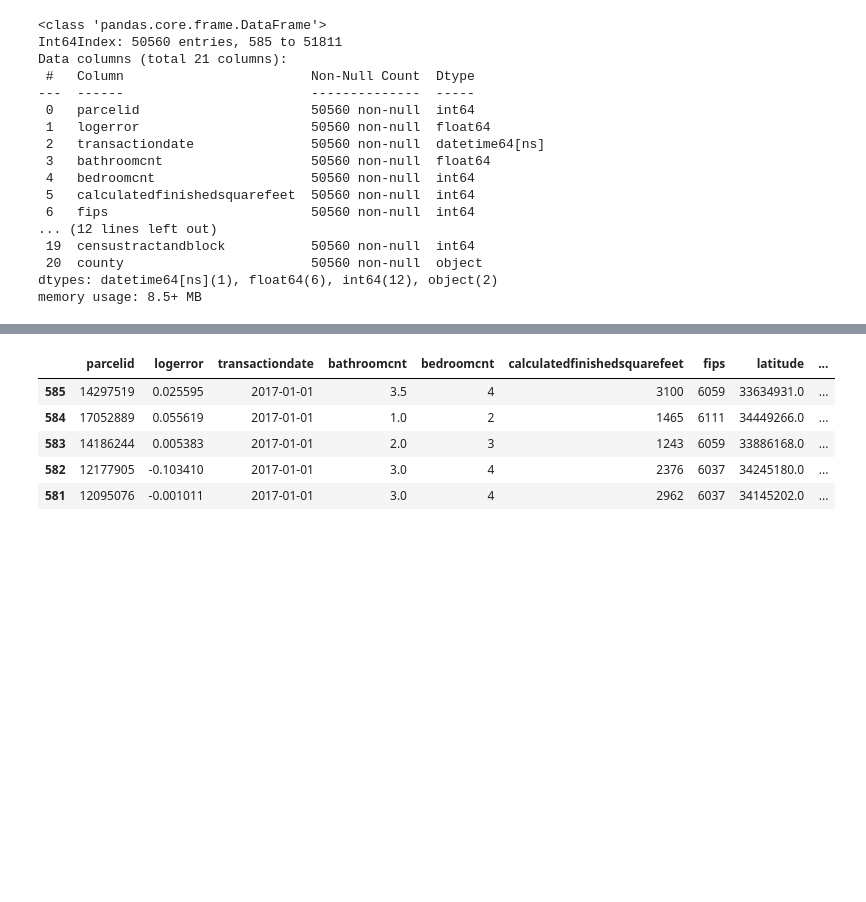
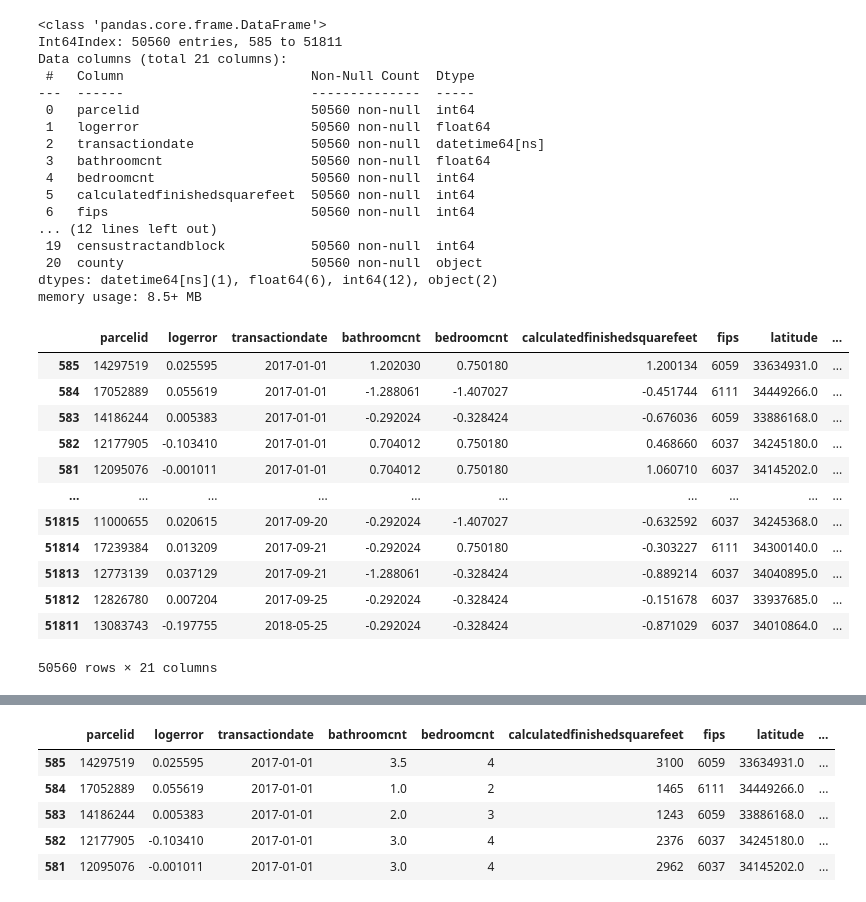
Before and after one commit to Jason-R-Turner/zillow_zestimate_errors_proj, a Jupyter notebook: initial_report.ipynb, the cells around one changed output, grey strips where cells are left out. Cells and saved outputs as stored; diff of their text form; code cells hidden in the pictures; blank space fills up the shorter version.

```diff
--- a/initial_report.ipynb
+++ b/initial_report.ipynb
@@ -253,7 +261,7 @@ util.get_nan_cols(z_df, nan_percent=0.02)
  'taxdelinquencyyear']
 # %%
 # gets rid of any columns with more that 2% null values
-z_df = util.percentage_dropper(z_df)
+z_df = wrangle.percentage_dropper(z_df)
 # %%
 # shows updated info of the remaining columns
 z_df.info()
@@ -542,5 +550,3 @@ z_df
 | 51812 | 12826780 | 0.007204 | 2017-09-25 | 2.0 | 3 | 1762 | 6037 | 33937685.0 | ... |
 | 51811 | 13083743 | -0.197755 | 2018-05-25 | 2.0 | 3 | 1050 | 6037 | 34010864.0 | ... |
 50560 rows × 21 columns
-# %%
-z_df['county'] = z_df['county'].replace(['6037.0', '6059.0', '6111.0'], ['Los Angeles', 'Orange', 'Ventura'])
@@ -580,3 +570,21 @@ Data columns (total 21 columns):
  20  county                        50560 non-null  object
 dtypes: datetime64[ns](1), float64(6), int64(12), object(2)
 memory usage: 8.5+ MB
+# %%
+no_outliers_z_df = z_df.apply(lambda x: stats.zscore(x) if x.name in ['bathroomcnt', 'bedroomcnt', 'calculatedfinishedsquarefeet', 'lotsizesquarefeet', 'structuretaxvaluedollarcnt', 'taxvaluedollarcnt',
+'landtaxvaluedollarcnt', 'taxamount'] else x)
+no_outliers_z_df
+# %% [output]
+|  | parcelid | logerror | transactiondate | bathroomcnt | bedroomcnt | calculatedfinishedsquarefeet | fips | latitude | ... |
+| 585 | 14297519 | 0.025595 | 2017-01-01 | 1.202030 | 0.750180 | 1.200134 | 6059 | 33634931.0 | ... |
+| 584 | 17052889 | 0.055619 | 2017-01-01 | -1.288061 | -1.407027 | -0.451744 | 6111 | 34449266.0 | ... |
+| 583 | 14186244 | 0.005383 | 2017-01-01 | -0.292024 | -0.328424 | -0.676036 | 6059 | 33886168.0 | ... |
+| 582 | 12177905 | -0.103410 | 2017-01-01 | 0.704012 | 0.750180 | 0.468660 | 6037 | 34245180.0 | ... |
+| 581 | 12095076 | -0.001011 | 2017-01-01 | 0.704012 | 0.750180 | 1.060710 | 6037 | 34145202.0 | ... |
+| ... | ... | ... | ... | ... | ... | ... | ... | ... | ... |
+| 51815 | 11000655 | 0.020615 | 2017-09-20 | -0.292024 | -1.407027 | -0.632592 | 6037 | 34245368.0 | ... |
+| 51814 | 17239384 | 0.013209 | 2017-09-21 | -0.292024 | 0.750180 | -0.303227 | 6111 | 34300140.0 | ... |
+| 51813 | 12773139 | 0.037129 | 2017-09-21 | -1.288061 | -0.328424 | -0.889214 | 6037 | 34040895.0 | ... |
+| 51812 | 12826780 | 0.007204 | 2017-09-25 | -0.292024 | -0.328424 | -0.151678 | 6037 | 33937685.0 | ... |
+| 51811 | 13083743 | -0.197755 | 2018-05-25 | -0.292024 | -0.328424 | -0.871029 | 6037 | 34010864.0 | ... |
+50560 rows × 21 columns
```
Also changed, not shown: parts of 12 cells of this notebook.
